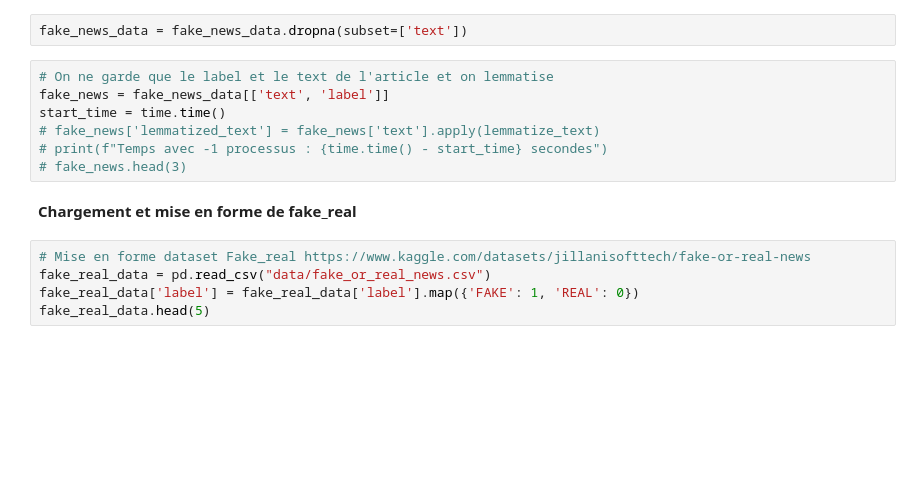
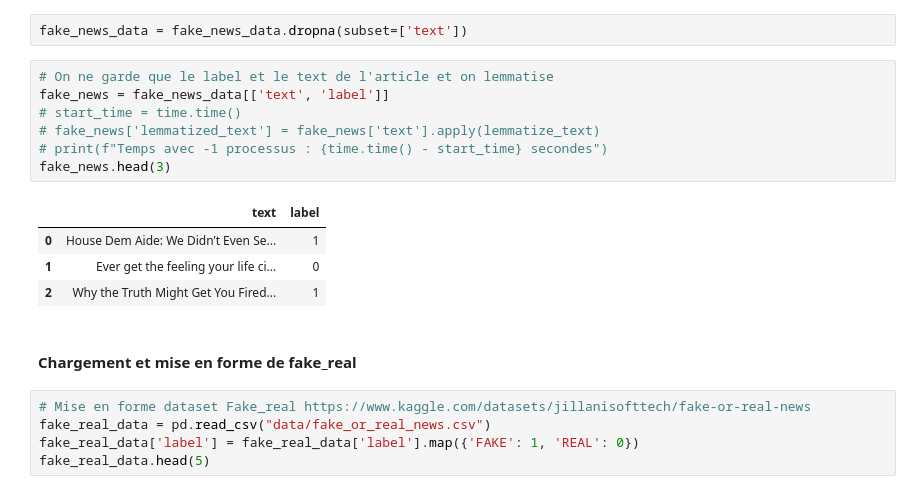
Before and after one commit to Alexis-Barrau/MLforNFP, a Jupyter notebook: Projet/Main.ipynb, the cells around one changed output. Cells and saved outputs as stored; diff of their text form; blank space fills up the shorter version.

```diff
--- a/Projet/Main.ipynb
+++ b/Projet/Main.ipynb
@@ -87,12 +97,17 @@ fake_news_data = fake_news_data.dropna(subset=['text'])
 # %%
 # On ne garde que le label et le text de l'article et on lemmatise
 fake_news = fake_news_data[['text', 'label']]
-start_time = time.time()
+# start_time = time.time()
 # fake_news['lemmatized_text'] = fake_news['text'].apply(lemmatize_text)
 # print(f"Temps avec -1 processus : {time.time() - start_time} secondes")
-# fake_news.head(3)
+fake_news.head(3)
+# %% [output]
+|  | text | label |
+| 0 | House Dem Aide: We Didn’t Even Se... | 1 |
+| 1 | Ever get the feeling your life ci... | 0 |
+| 2 | Why the Truth Might Get You Fired... | 1 |
 # %% [markdown]
-**Chargement et mise en forme de fake_real**
+#### Chargement et mise en forme de fake_real
 # %%
 # Mise en forme dataset Fake_real https://www.kaggle.com/datasets/jillanisofttech/fake-or-real-news
 fake_real_data = pd.read_csv("data/fake_or_real_news.csv")
```
Also changed, not shown: parts of 13 cells of this notebook, 1 other file.
